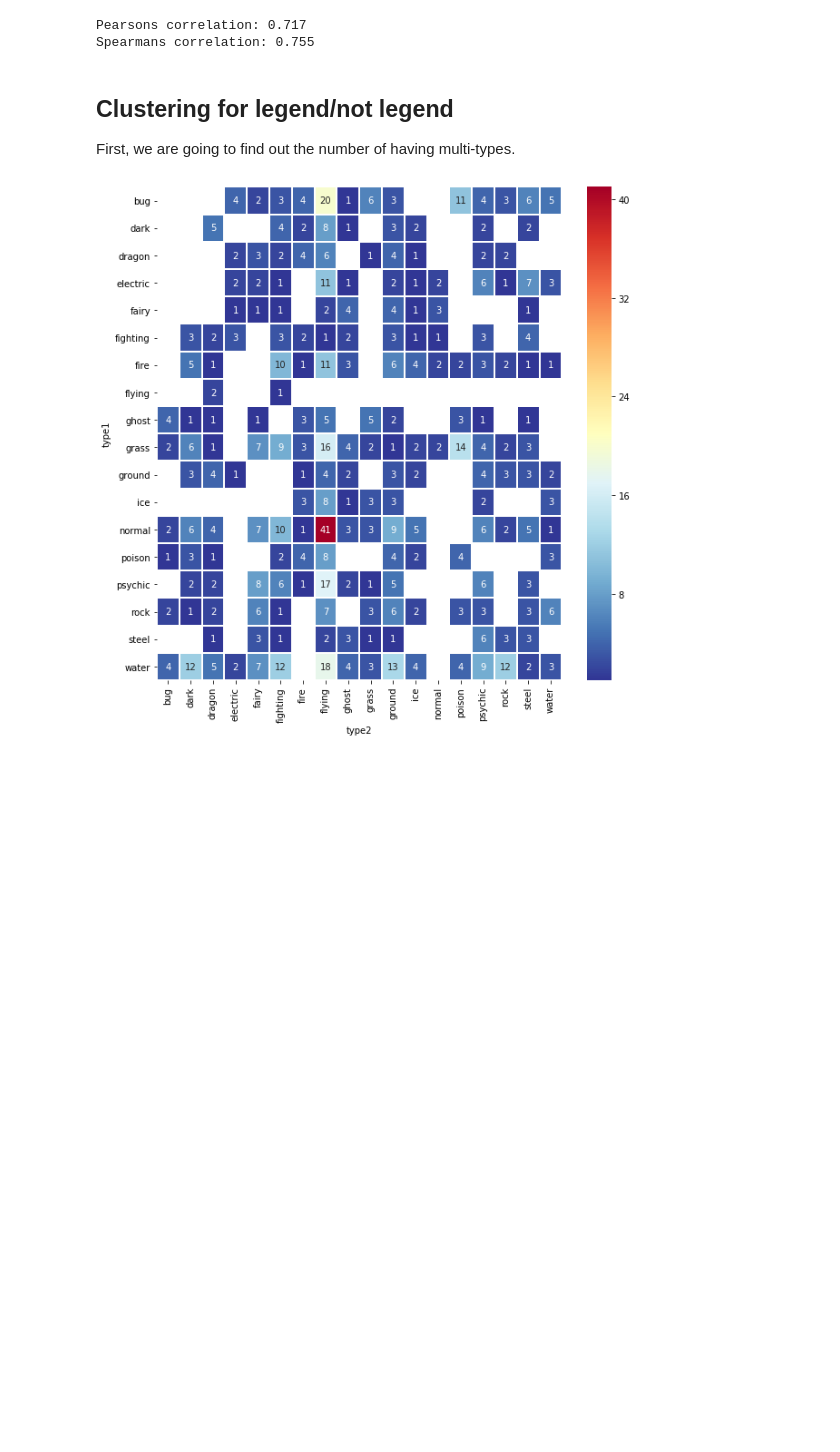
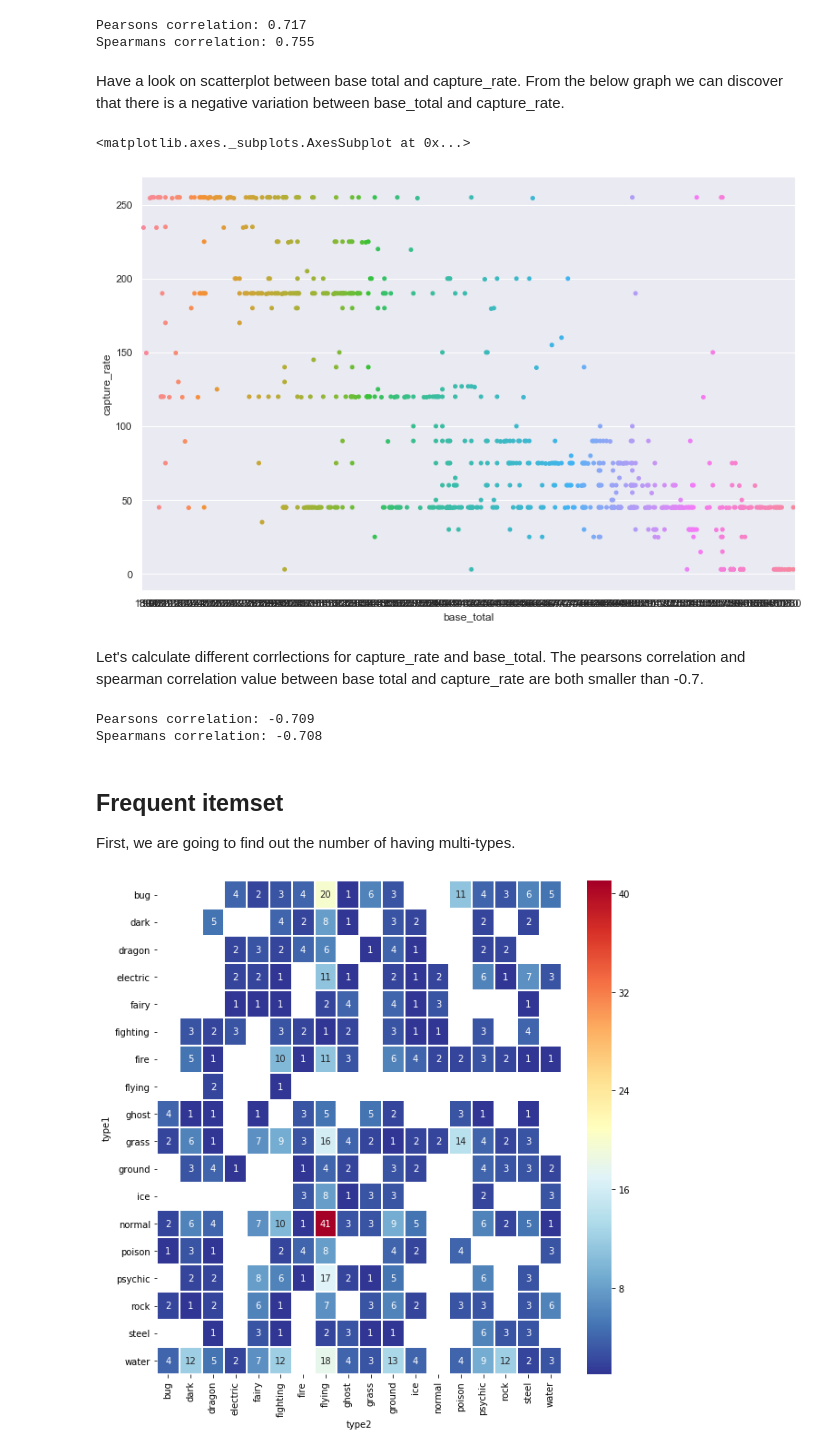
Before and after one commit to cyleung428/pokemon_anaylsis, a Jupyter notebook: pokemon.ipynb, the cells around one changed output. Saved outputs shown, nothing was run; the diff lists cells and outputs as text; code cells hidden in the pictures; blank space fills up the shorter version.

Commit message:
feat: add correlation between base_total and capture_rate

```diff
--- a/pokemon.ipynb
+++ b/pokemon.ipynb
@@ -161,8 +161,27 @@ print('Spearmans correlation: %.3f' % corr)
 # %% [output]
 Pearsons correlation: 0.717
 Spearmans correlation: 0.755
+# %% [markdown]
+Have a look on scatterplot between base total and capture_rate. From the below graph we can discover that there is a negative variation between base_total and capture_rate.
+# %%
+sns.swarmplot(x=X_full['base_total'],
+              y=X_full['capture_rate'])
+# %% [output]
+<matplotlib.axes._subplots.AxesSubplot at 0x...>
+[figure, added]
+# %% [markdown]
+Let's calculate different corrlections for capture_rate and base_total. The pearsons correlation and spearman correlation value between base total and capture_rate are both smaller than -0.7.
+# %%
+from scipy.stats import pearsonr,spearmanr
+corr, _ = pearsonr(X_full['base_total'], X_full['capture_rate'])
+print('Pearsons correlation: %.3f' % corr)
+corr, _ = spearmanr(X_full['base_total'], X_full['capture_rate'])
+print('Spearmans correlation: %.3f' % corr)
+# %% [output]
+Pearsons correlation: -0.709
+Spearmans correlation: -0.708
 # %% [markdown]
-## Clustering for legend/not legend
+## Frequent itemset
 First, we are going to find out the number of having multi-types.
 # %%
 plt.subplots(figsize=(10, 10))
```
